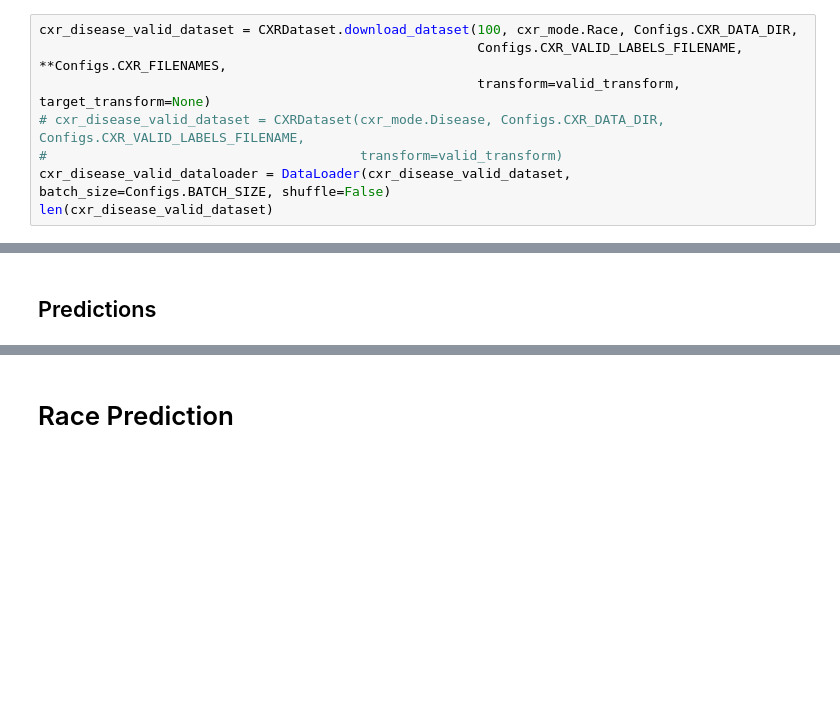
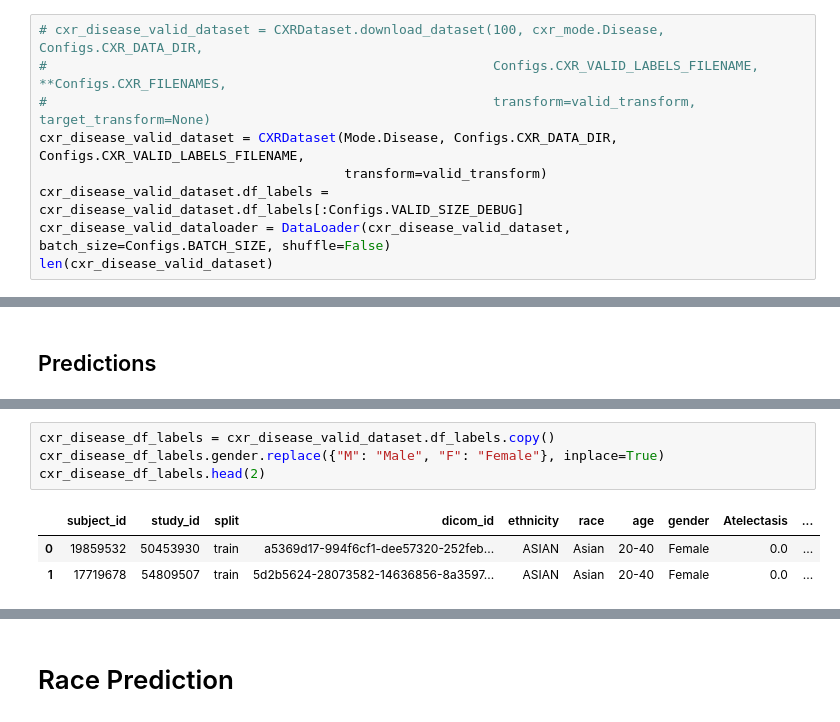
Before and after one commit to SharonPeled/racial-effect-in-radiographs-interpretation, a Jupyter notebook: evaluation.ipynb, the cells around one changed output, grey strips where cells are left out. Saved outputs shown, nothing was run; the diff lists cells and outputs as text; blank space fills up the shorter version.

```diff
--- a/evaluation.ipynb
+++ b/evaluation.ipynb
@@ -86,9 +89,10 @@ len(cxp_disease_valid_dataset)
 # %%
-cxr_disease_valid_dataset = CXRDataset.download_dataset(100, cxr_mode.Race, Configs.CXR_DATA_DIR,
-                                                        Configs.CXR_VALID_LABELS_FILENAME, **Configs.CXR_FILENAMES,
-                                                        transform=valid_transform, target_transform=None)
-# cxr_disease_valid_dataset = CXRDataset(cxr_mode.Disease, Configs.CXR_DATA_DIR, Configs.CXR_VALID_LABELS_FILENAME,
-#                                        transform=valid_transform)
+# cxr_disease_valid_dataset = CXRDataset.download_dataset(100, cxr_mode.Disease, Configs.CXR_DATA_DIR,
+#                                                         Configs.CXR_VALID_LABELS_FILENAME, **Configs.CXR_FILENAMES,
+#                                                         transform=valid_transform, target_transform=None)
+cxr_disease_valid_dataset = CXRDataset(Mode.Disease, Configs.CXR_DATA_DIR, Configs.CXR_VALID_LABELS_FILENAME,
+                                       transform=valid_transform)
+cxr_disease_valid_dataset.df_labels = cxr_disease_valid_dataset.df_labels[:Configs.VALID_SIZE_DEBUG]
 cxr_disease_valid_dataloader = DataLoader(cxr_disease_valid_dataset, batch_size=Configs.BATCH_SIZE, shuffle=False)
 len(cxr_disease_valid_dataset)
 # %% [output]
@@ -155,0 +175,8 @@ df_res_disease
+# %%
+cxr_disease_df_labels = cxr_disease_valid_dataset.df_labels.copy()
+cxr_disease_df_labels.gender.replace({"M": "Male", "F": "Female"}, inplace=True)
+cxr_disease_df_labels.head(2)
+# %% [output]
+|  | subject_id | study_id | split | dicom_id | ethnicity | race | age | gender | Atelectasis | ... |
+| 0 | 19859532 | 50453930 | train | a5369d17-994f6cf1-dee57320-252feb... | ASIAN | Asian | 20-40 | Female | 0.0 | ... |
+| 1 | 17719678 | 54809507 | train | 5d2b5624-28073582-14636856-8a3597... | ASIAN | Asian | 20-40 | Female | 0.0 | ... |
```
Also changed, not shown: parts of 42 cells of this notebook, 4 other files.
